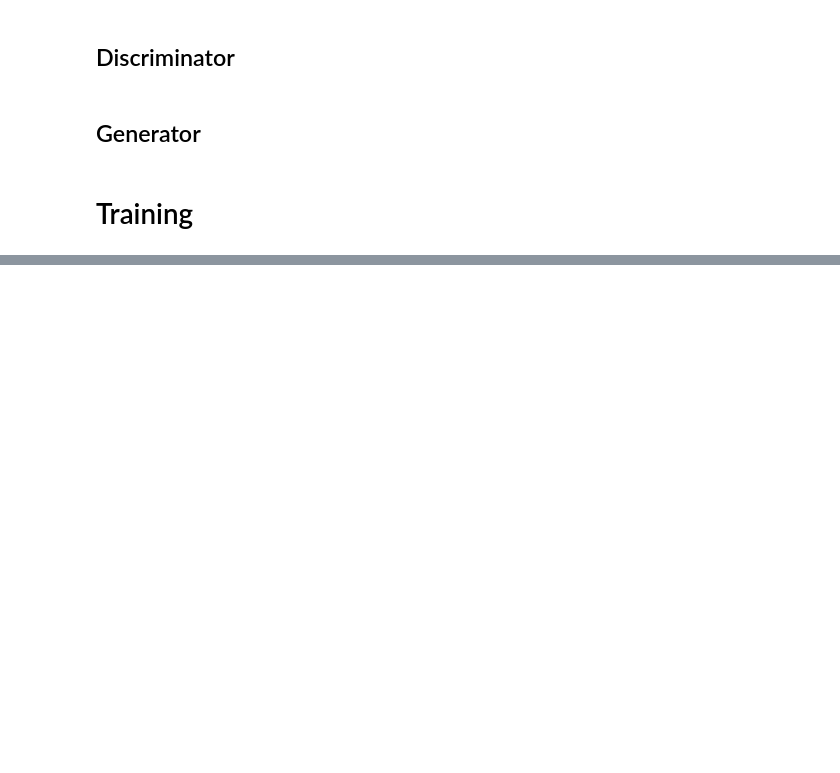
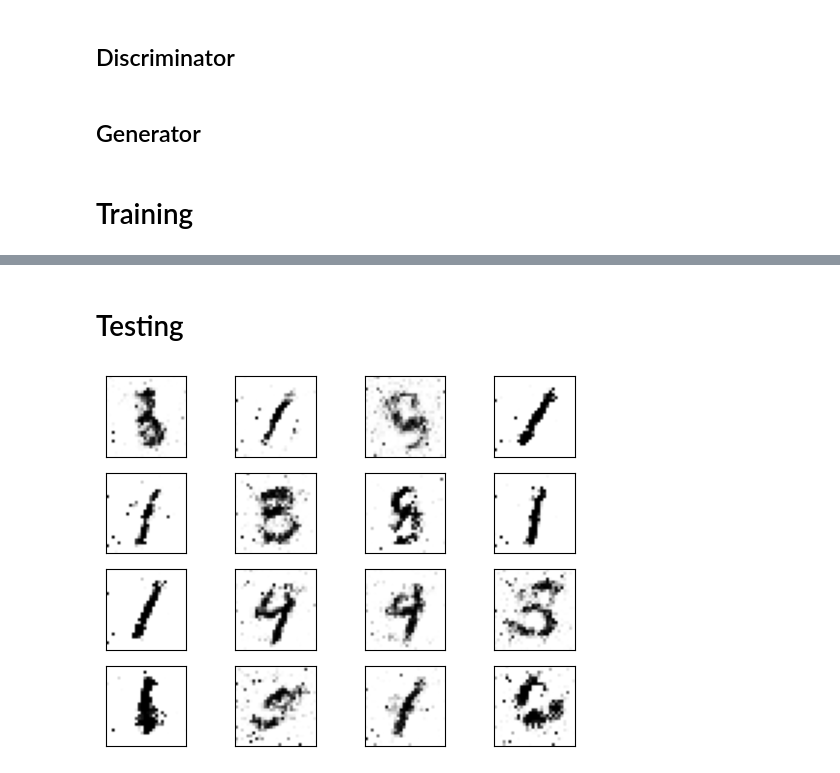
Before and after one commit to krzkro4122/uj, a Jupyter notebook: deep-learning/2/3-gan.ipynb, the cells around one changed output, grey strips where cells are left out. Saved outputs shown, nothing was run; the diff lists cells and outputs as text; code cells hidden in the pictures; blank space fills up the shorter version.

```diff
--- a/deep-learning/2/3-gan.ipynb
+++ b/deep-learning/2/3-gan.ipynb
@@ -38,19 +50,20 @@ class Discriminator(nn.Module):
     def __init__(self):
         super().__init__()
         self.model = nn.Sequential(
-            nn.Linear(2, 256),
+            nn.Linear(784, 1024),
             nn.ReLU(),
             nn.Dropout(0.3),
-            nn.Linear(256, 128),
+            nn.Linear(1024, 512),
             nn.ReLU(),
             nn.Dropout(0.3),
-            nn.Linear(128, 64),
+            nn.Linear(512, 256),
             nn.ReLU(),
             nn.Dropout(0.3),
-            nn.Linear(64, 1),
+            nn.Linear(256, 1),
             nn.Sigmoid(),
         )
 
     def forward(self, x):
+        x = x.view(x.size(0), 784)
         output = self.model(x)
         return output
@@ -145,0 +192,15 @@ epoch=120, loss_discriminator.item()=0.6531460285186768, loss_generator.item()=0
+# %% [markdown]
+# Testing
+# %%
+# Visualise progress
+test_latent_space_samples = torch.randn(batch_size, 100).to(device=device)
+test_generated_samples = generator(test_latent_space_samples)
+test_generated_samples = test_generated_samples.cpu().detach()
+for i in range(16):
+    ax = plt.subplot(4, 4, i + 1)
+    plt.imshow(test_generated_samples[i].reshape(28, 28), cmap="gray_r")
+    plt.xticks([])
+    plt.yticks([])
+plt.show()
+# %% [output]
+[figure, added]
```
Also changed, not shown: parts of 11 cells of this notebook, 10 other files.
